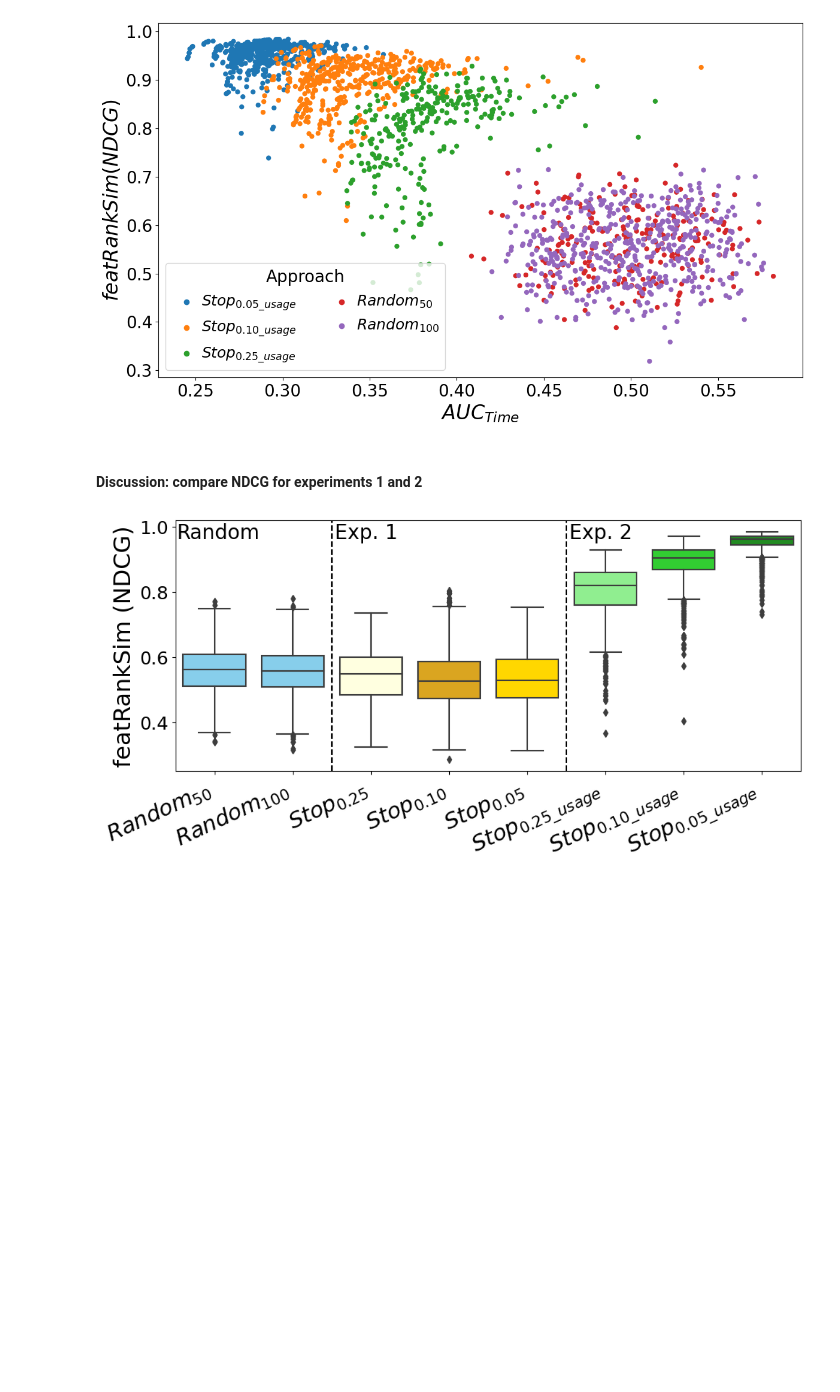
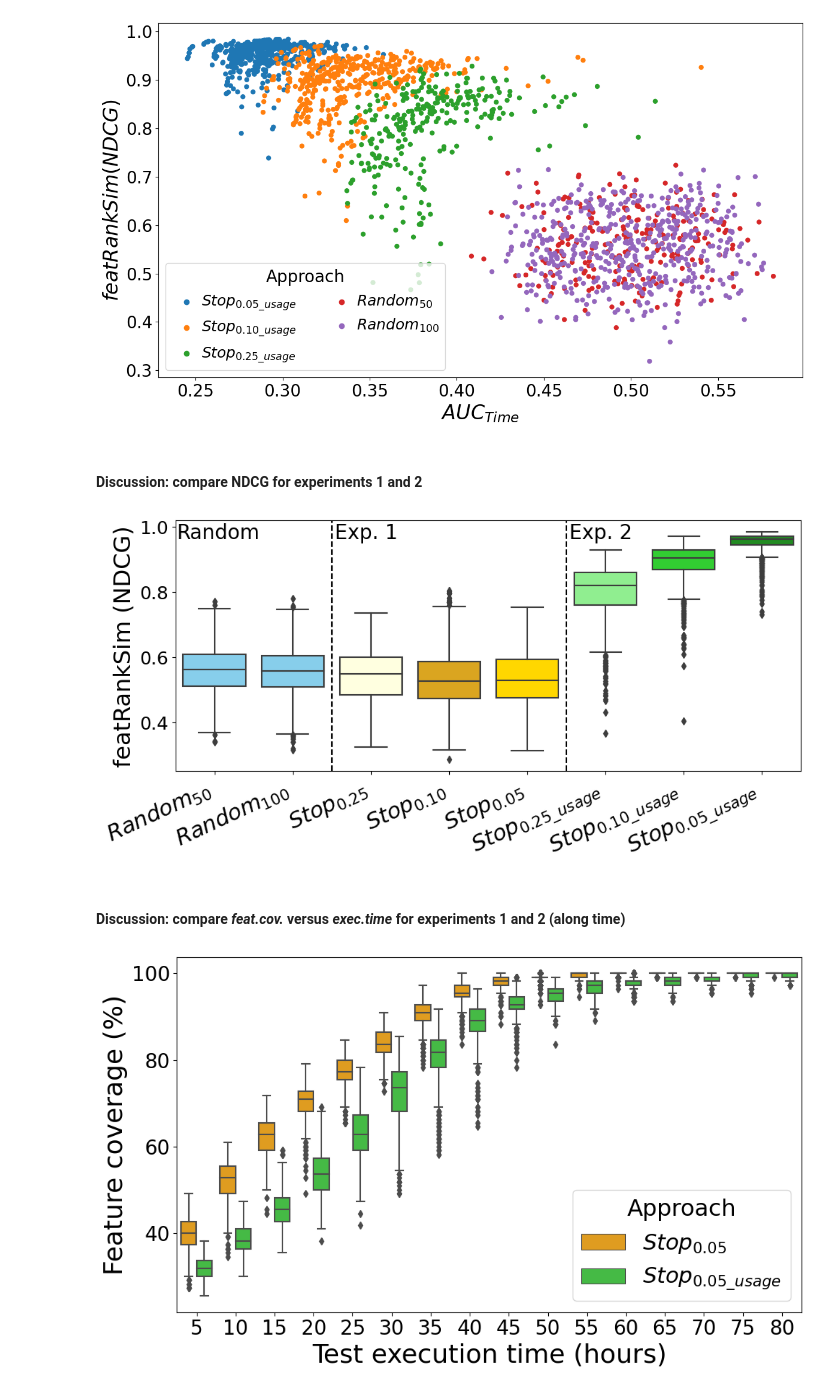
Before and after one commit to asgaardlab/natural-language-test-prioritization, a Jupyter notebook: multi-objective-optimization-experiments/moo-genetic_algorithm.ipynb, the cells around one changed output. Drawn from its saved outputs; the diff is of its cells as text; code cells hidden in the pictures; blank space fills up the shorter version.

Commit message:
add plot for feat coverage vs exec time comparison

```diff
--- a/multi-objective-optimization-experiments/moo-genetic_algorithm.ipynb
+++ b/multi-objective-optimization-experiments/moo-genetic_algorithm.ipynb
@@ -2437,3 +2437,5 @@ fig.tight_layout()
 fig.savefig("INSERT_PATH")
 # %% [output]
 [figure]
+# %% [markdown]
+#### Discussion: compare *feat.cov.* versus *exec.time* for experiments 1 and 2 (along time)
@@ -2439,0 +2460,54 @@ fig.savefig("INSERT_PATH")
+# %%
+exec_time_list = list(range(5,81,5))
+
+exec_time_feat_cov_df_comparison_exp_2 = pd.DataFrame(columns=['metric', 'approach'])
+index_add = 0
+
+for run in results_50_exec_thresh_50_005_list_exp_2:
+    for res in run.X:
+        cum_perc_feature_coverage = get_cum_perc_feature_coverage(res, feature_counter, 0.5)
+        cum_execution_time = get_cum_perc_execution_time(res)
+
+        list_exec_time = []
+        for exec_time in exec_time_list:
+            for index in range(len(cum_execution_time)):
+                if round(cum_execution_time[index]/60) >= exec_time:
+                    exec_time_feat_cov_df_comparison_exp_2.loc[index_add] = [cum_perc_feature_coverage[index], str(exec_time)]
+                    index_add += 1
+                    break
+# %%
+# Generate plot
+fig = plt.figure(figsize=(10,6))
+axs = fig.subplots()
+
+exec_time_feat_cov_df_comparison['best_appr'] = 'Stop_005'
+exec_time_feat_cov_df_comparison_sampled = exec_time_feat_cov_df_comparison.sample(frac=0.3, replace=False, random_state=4)
+exec_time_feat_cov_df_comparison_sampled = exec_time_feat_cov_df_comparison_sampled.astype({'approach': 'int32'})
+exec_time_feat_cov_df_comparison_sampled = exec_time_feat_cov_df_comparison_sampled.sort_values(by=['approach'])
+
+exec_time_feat_cov_df_comparison_exp_2['best_appr'] = 'Stop_005_usage'
+exec_time_feat_cov_df_comparison_exp_2_sampled = exec_time_feat_cov_df_comparison_exp_2.sample(frac=0.3, replace=False, random_state=1)
+exec_time_feat_cov_df_comparison_exp_2_sampled = exec_time_feat_cov_df_comparison_exp_2_sampled.astype({'approach': 'int32'})
+exec_time_feat_cov_df_comparison_exp_2_sampled = exec_time_feat_cov_df_comparison_exp_2_sampled.sort_values(by=['approach'])
+
+complete_df = pd.concat([exec_time_feat_cov_df_comparison_sampled,exec_time_feat_cov_df_comparison_exp_2_sampled])
+
+my_pal = {"Stop_005": "orange", "Stop_005_usage": "limegreen"}
+sns.boxplot(data=complete_df, y="metric", x="approach", hue="best_appr", showfliers = True, palette=my_pal)
+
+axs.set_xlabel("Test execution time (hours)", fontsize = 26)
+axs.set_ylabel("Feature coverage (%)", fontsize = 26)
+axs.tick_params(axis="y", labelsize=20)
+axs.tick_params(axis="x", labelsize=20)
+
+legend = plt.legend(title="Approach", loc=0, fontsize=22, title_fontsize=23, fancybox=True)
+
+# Set proper legend labels
+legend.get_texts()[0].set_text("$Stop_{0.05}$")
+legend.get_texts()[1].set_text("$Stop_{0.05\_usage}$")
+
+# Save plot as PDF
+fig.tight_layout()
+fig.savefig("INSERT_PATH")
+# %% [output]
+[figure, added]
```
Also changed, not shown: parts of 1 cell of this notebook.
